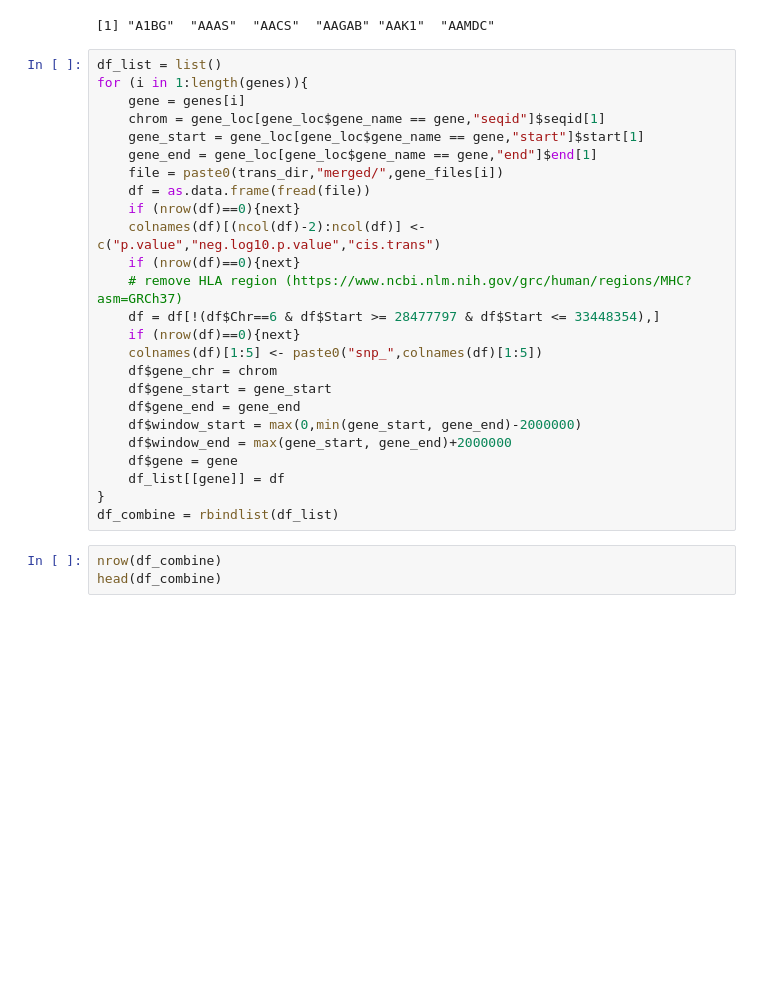
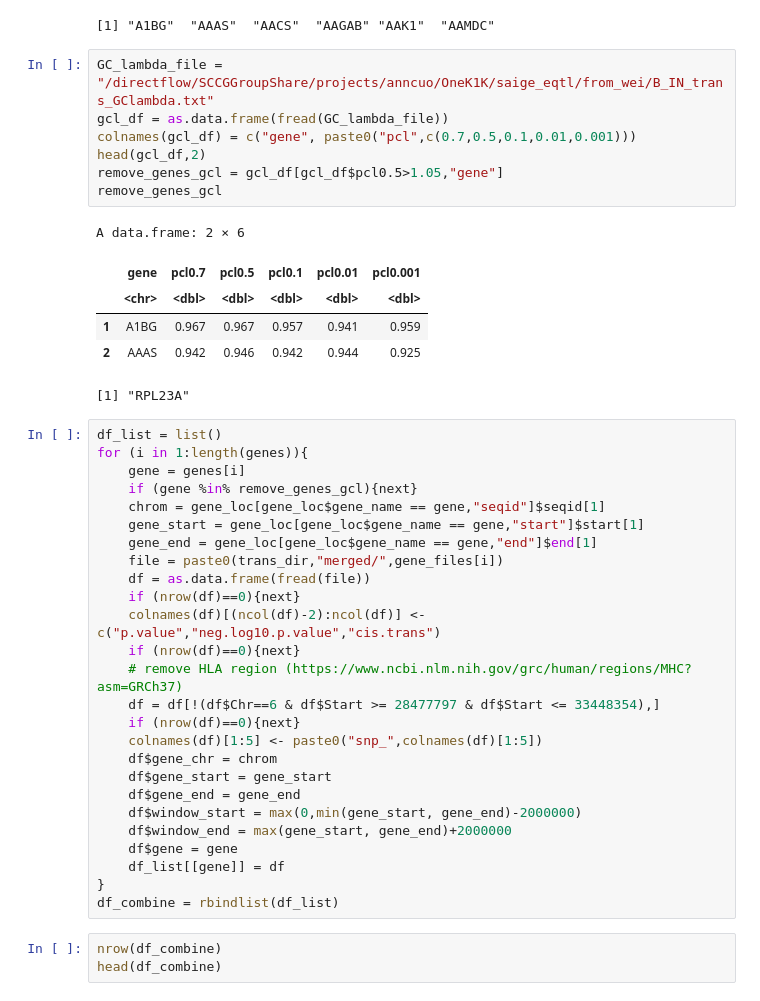
Before and after one commit to annacuomo/SAIGE_QTL_analyses, a Jupyter notebook: Plotting_Notebooks/Trans_eqtls/trans_eqtl_heatmap_B_IN_p5e_6.ipynb, the cells around one changed output. Drawn from its saved outputs; the diff is of its cells as text; blank space fills up the shorter version.

Commit message:
update all with gc lambda

```diff
--- a/Plotting_Notebooks/Trans_eqtls/trans_eqtl_heatmap_B_IN_p5e_6.ipynb
+++ b/Plotting_Notebooks/Trans_eqtls/trans_eqtl_heatmap_B_IN_p5e_6.ipynb
@@ -65,10 +38,25 @@ head(genes)
 # %% [output]
 [1] 10527
 [1] "A1BG"  "AAAS"  "AACS"  "AAGAB" "AAK1"  "AAMDC"
+# %%
+GC_lambda_file = "/directflow/SCCGGroupShare/projects/anncuo/OneK1K/saige_eqtl/from_wei/B_IN_trans_GClambda.txt"
+gcl_df = as.data.frame(fread(GC_lambda_file))
+colnames(gcl_df) = c("gene", paste0("pcl",c(0.7,0.5,0.1,0.01,0.001)))
+head(gcl_df,2)
+remove_genes_gcl = gcl_df[gcl_df$pcl0.5>1.05,"gene"]
+remove_genes_gcl
+# %% [output]
+A data.frame: 2 × 6
+|  | gene | pcl0.7 | pcl0.5 | pcl0.1 | pcl0.01 | pcl0.001 |
+|  | <chr> | <dbl> | <dbl> | <dbl> | <dbl> | <dbl> |
+| 1 | A1BG | 0.967 | 0.967 | 0.957 | 0.941 | 0.959 |
+| 2 | AAAS | 0.942 | 0.946 | 0.942 | 0.944 | 0.925 |
+[1] "RPL23A"
 # %%
 df_list = list()
 for (i in 1:length(genes)){
     gene = genes[i]
+    if (gene %in% remove_genes_gcl){next}
     chrom = gene_loc[gene_loc$gene_name == gene,"seqid"]$seqid[1]
     gene_start = gene_loc[gene_loc$gene_name == gene,"start"]$start[1]
     gene_end = gene_loc[gene_loc$gene_name == gene,"end"]$end[1]
```
Also changed, not shown: parts of 5 cells of this notebook, 3 other files.
